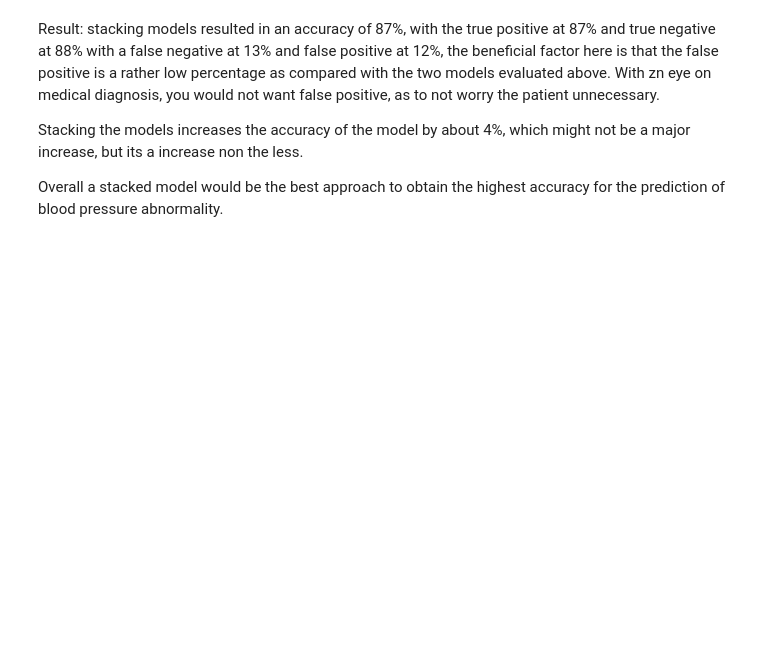
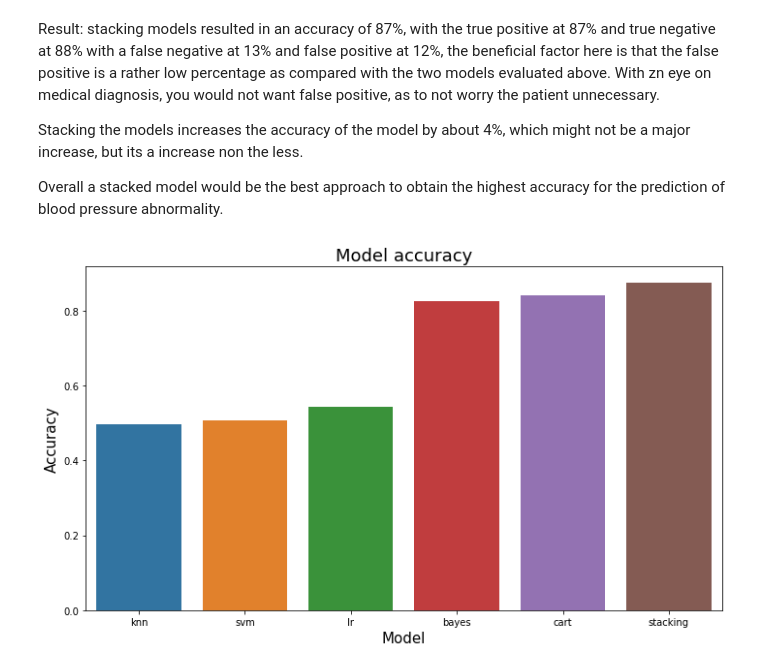
Before and after one commit to DaLuSt/DSLS-DS3-Machine-learning, a Jupyter notebook: Supervised-learning/Supervisedlearning_Assingment_DaanSteur_379943_DSLS.ipynb, the cells around one changed output. Drawn from its saved outputs; the diff is of its cells as text; code cells hidden in the pictures; blank space fills up the shorter version.

```diff
--- a/Supervised-learning/Supervisedlearning_Assingment_DaanSteur_379943_DSLS.ipynb
+++ b/Supervised-learning/Supervisedlearning_Assingment_DaanSteur_379943_DSLS.ipynb
@@ -403,3 +403,24 @@ with a false negative at 13% and false positive at 12%, the beneficial factor he
 Stacking the models increases the accuracy of the model by about 4%, which might not be a major increase, but its a increase non the less.
 
 Overall a stacked model would be the best approach to obtain the highest accuracy for the prediction of blood pressure abnormality.
+# %%
+# Make a random dataset:
+scores = [0.825, 0.842, 0.497, 0.542, 0.506, 0.874]
+models = ('bayes', 'cart', 'knn', 'lr', 'svm', 'stacking')
+
+df = pd.DataFrame({"model": models,
+                  "accuracy":scores})
+
+plt.figure(figsize=(10,6))
+# make barplot and sort bars
+sns.barplot(x='model',
+            y="accuracy",
+            data=df,
+            order=df.sort_values('accuracy').model)
+# set labels
+plt.xlabel("Model", size=15)
+plt.ylabel("Accuracy", size=15)
+plt.title("Model accuracy", size=18)
+plt.tight_layout()
+# %% [output]
+[figure, added]
```
Also changed, not shown: parts of 4 cells of this notebook.
